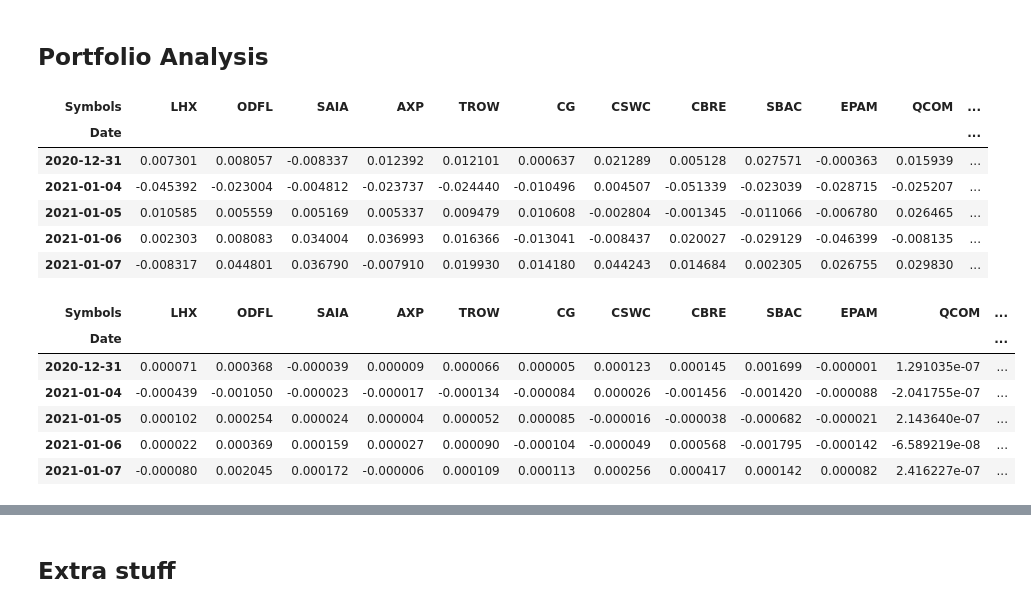
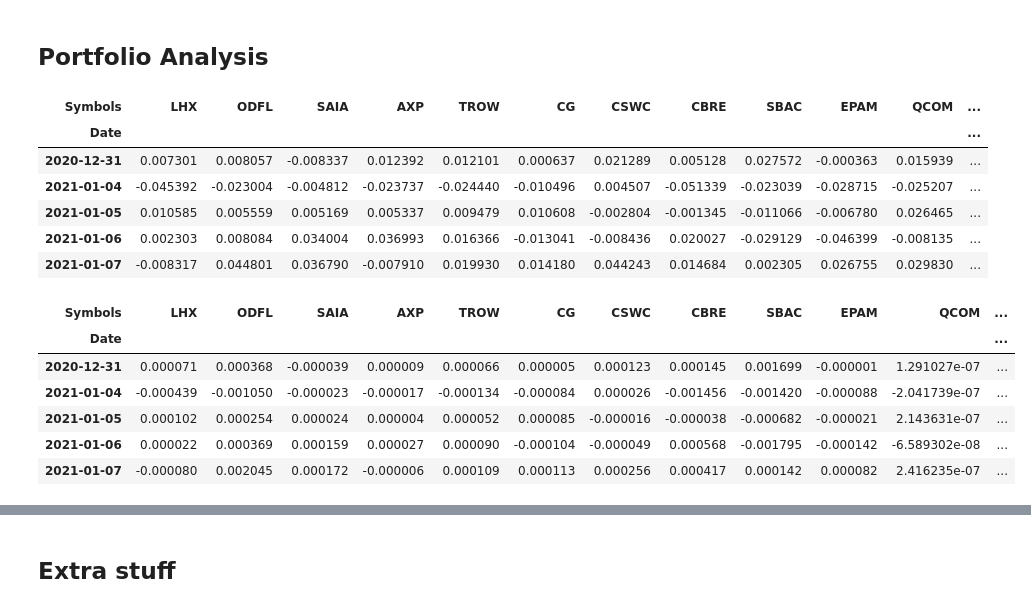
Before and after one commit to janvi-bit/FA-Group6, a Jupyter notebook: Forecasted Expected Returns/Income V2/20% stocks/adjusted_sharpe05/BACKTEST income 20% stocks ADJ-Copy1.ipynb, the cells around one changed output, grey strips where cells are left out. Drawn from its saved outputs; the diff is of its cells as text; code cells hidden in the pictures.

```diff
--- a/Forecasted Expected Returns/Income V2/20% stocks/adjusted_sharpe05/BACKTEST income 20% stocks ADJ-Copy1.ipynb
+++ b/Forecasted Expected Returns/Income V2/20% stocks/adjusted_sharpe05/BACKTEST income 20% stocks ADJ-Copy1.ipynb
@@ -379,7 +379,7 @@ print(annualized_return*100)
 ## Backtesting
 # %%
 tickers2 = ['LHX','ODFL','SAIA','AXP','TROW','CG','CSWC','CBRE','SBAC','EPAM','QCOM','ASML','DSGX',
-          'MGIC','RDWR','CTLT','BRKR','ICLR','MODV','^FVX']
+          'MGIC','RDWR','CTLT','BRKR','ICLR','MODV']
 
 #change the date according to the year you want to backtest and compare with forecasted
 start_date = '2020-12-31'
@@ -413,27 +413,27 @@ return_series2.head()
 # %% [output]
 | Symbols | LHX | ODFL | SAIA | AXP | TROW | CG | CSWC | CBRE | SBAC | EPAM | QCOM | ... |
 | Date |  |  |  |  |  |  |  |  |  |  |  | ... |
-| 2020-12-31 | 0.007301 | 0.008057 | -0.008337 | 0.012392 | 0.012101 | 0.000637 | 0.021289 | 0.005128 | 0.027571 | -0.000363 | 0.015939 | ... |
+| 2020-12-31 | 0.007301 | 0.008057 | -0.008337 | 0.012392 | 0.012101 | 0.000637 | 0.021289 | 0.005128 | 0.027572 | -0.000363 | 0.015939 | ... |
 | 2021-01-04 | -0.045392 | -0.023004 | -0.004812 | -0.023737 | -0.024440 | -0.010496 | 0.004507 | -0.051339 | -0.023039 | -0.028715 | -0.025207 | ... |
 | 2021-01-05 | 0.010585 | 0.005559 | 0.005169 | 0.005337 | 0.009479 | 0.010608 | -0.002804 | -0.001345 | -0.011066 | -0.006780 | 0.026465 | ... |
-| 2021-01-06 | 0.002303 | 0.008083 | 0.034004 | 0.036993 | 0.016366 | -0.013041 | -0.008437 | 0.020027 | -0.029129 | -0.046399 | -0.008135 | ... |
+| 2021-01-06 | 0.002303 | 0.008084 | 0.034004 | 0.036993 | 0.016366 | -0.013041 | -0.008436 | 0.020027 | -0.029129 | -0.046399 | -0.008135 | ... |
 | 2021-01-07 | -0.008317 | 0.044801 | 0.036790 | -0.007910 | 0.019930 | 0.014180 | 0.044243 | 0.014684 | 0.002305 | 0.026755 | 0.029830 | ... |
 # %%
 portfolio_weights = [0.0096774,0.045642,0.0046806,0.0007318,0.0054878,0.0079948,0.0057856,0.028368,0.061632,
                0.0030595,8.10E-06,0.0034595,0.0020299,0.0009189,0.0005241,0.0058504,0.004437,0.0067168,
-               0.0029958,0.8]
+               0.0029958]
 
 #apply the weights to returns
 wt_portfolio = return_series2 * portfolio_weights
 wt_portfolio.head()
 # %% [output]
 | Symbols | LHX | ODFL | SAIA | AXP | TROW | CG | CSWC | CBRE | SBAC | EPAM | QCOM | ... |
 | Date |  |  |  |  |  |  |  |  |  |  |  | ... |
-| 2020-12-31 | 0.000071 | 0.000368 | -0.000039 | 0.000009 | 0.000066 | 0.000005 | 0.000123 | 0.000145 | 0.001699 | -0.000001 | 1.291035e-07 | ... |
-| 2021-01-04 | -0.000439 | -0.001050 | -0.000023 | -0.000017 | -0.000134 | -0.000084 | 0.000026 | -0.001456 | -0.001420 | -0.000088 | -2.041755e-07 | ... |
-| 2021-01-05 | 0.000102 | 0.000254 | 0.000024 | 0.000004 | 0.000052 | 0.000085 | -0.000016 | -0.000038 | -0.000682 | -0.000021 | 2.143640e-07 | ... |
-| 2021-01-06 | 0.000022 | 0.000369 | 0.000159 | 0.000027 | 0.000090 | -0.000104 | -0.000049 | 0.000568 | -0.001795 | -0.000142 | -6.589219e-08 | ... |
-| 2021-01-07 | -0.000080 | 0.002045 | 0.000172 | -0.000006 | 0.000109 | 0.000113 | 0.000256 | 0.000417 | 0.000142 | 0.000082 | 2.416227e-07 | ... |
+| 2020-12-31 | 0.000071 | 0.000368 | -0.000039 | 0.000009 | 0.000066 | 0.000005 | 0.000123 | 0.000145 | 0.001699 | -0.000001 | 1.291027e-07 | ... |
+| 2021-01-04 | -0.000439 | -0.001050 | -0.000023 | -0.000017 | -0.000134 | -0.000084 | 0.000026 | -0.001456 | -0.001420 | -0.000088 | -2.041739e-07 | ... |
+| 2021-01-05 | 0.000102 | 0.000254 | 0.000024 | 0.000004 | 0.000052 | 0.000085 | -0.000016 | -0.000038 | -0.000682 | -0.000021 | 2.143631e-07 | ... |
+| 2021-01-06 | 0.000022 | 0.000369 | 0.000159 | 0.000027 | 0.000090 | -0.000104 | -0.000049 | 0.000568 | -0.001795 | -0.000142 | -6.589302e-08 | ... |
+| 2021-01-07 | -0.000080 | 0.002045 | 0.000172 | -0.000006 | 0.000109 | 0.000113 | 0.000256 | 0.000417 | 0.000142 | 0.000082 | 2.416235e-07 | ... |
 # %%
 portfolio_returns1 = wt_portfolio.sum(axis = 1)
 portfolio_returns1.head()
```
Also changed, not shown: parts of 3 cells of this notebook, 14 other files.
